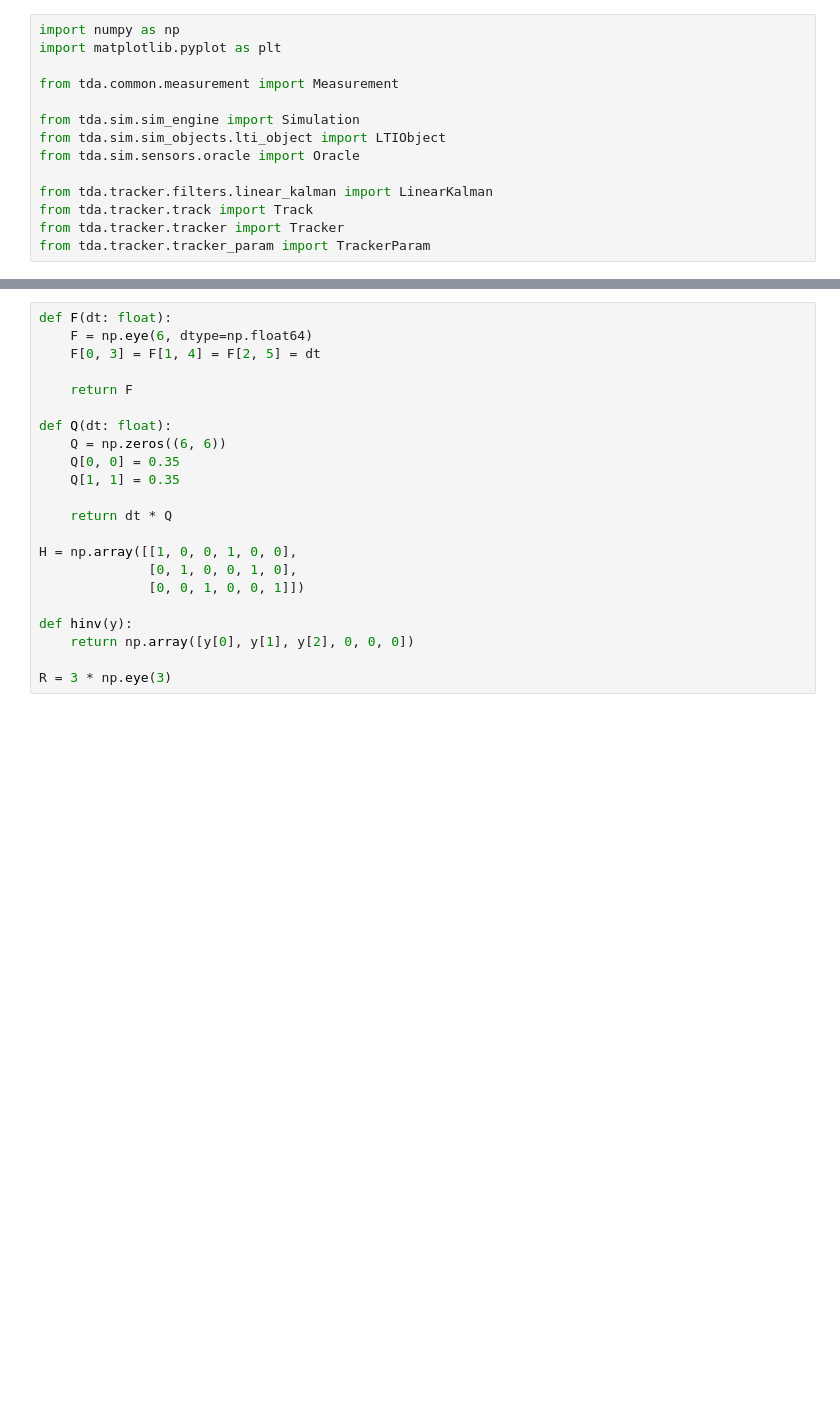
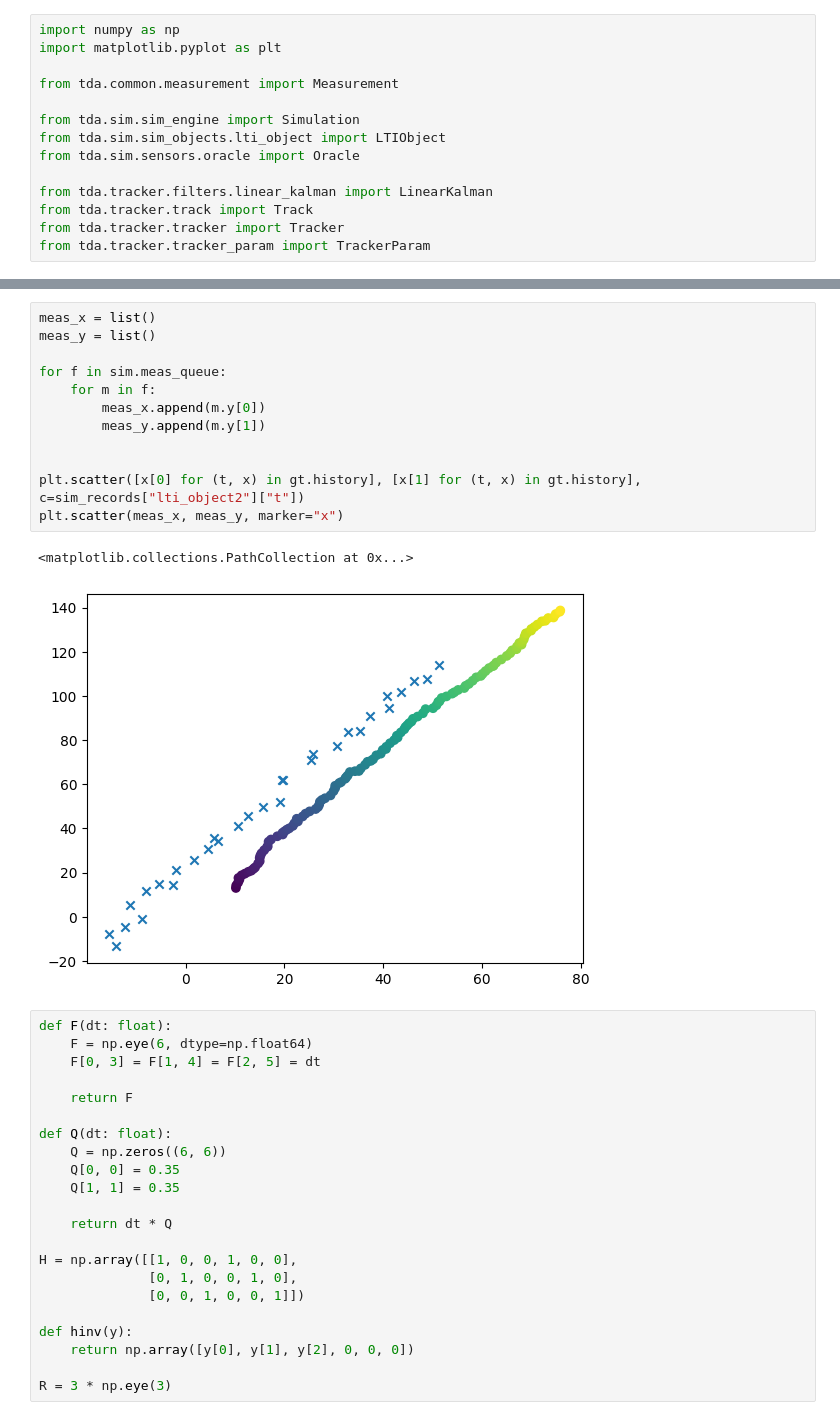
Before and after one commit to eholmgre/tda, a Jupyter notebook: notebook/oracle_single_target_no_clutter.ipynb, the cells around one changed output, grey strips where cells are left out. Cells and saved outputs as stored; diff of their text form; blank space fills up the shorter version.

```diff
--- a/notebook/oracle_single_target_no_clutter.ipynb
+++ b/notebook/oracle_single_target_no_clutter.ipynb
@@ -37,3 +41,18 @@ plt.scatter(sim_records["oracle1"]["target_x"] + sim_records["oracle1"]["sensor_
+# %%
+meas_x = list()
+meas_y = list()
+
+for f in sim.meas_queue:
+    for m in f:
+        meas_x.append(m.y[0])
+        meas_y.append(m.y[1])
+
+
+plt.scatter([x[0] for (t, x) in gt.history], [x[1] for (t, x) in gt.history], c=sim_records["lti_object2"]["t"])
+plt.scatter(meas_x, meas_y, marker="x")
+# %% [output]
+<matplotlib.collections.PathCollection at 0x...>
+[figure, added]
 # %%
 def F(dt: float):
     F = np.eye(6, dtype=np.float64)
```
Also changed, not shown: parts of 8 cells of this notebook, 5 other files.
